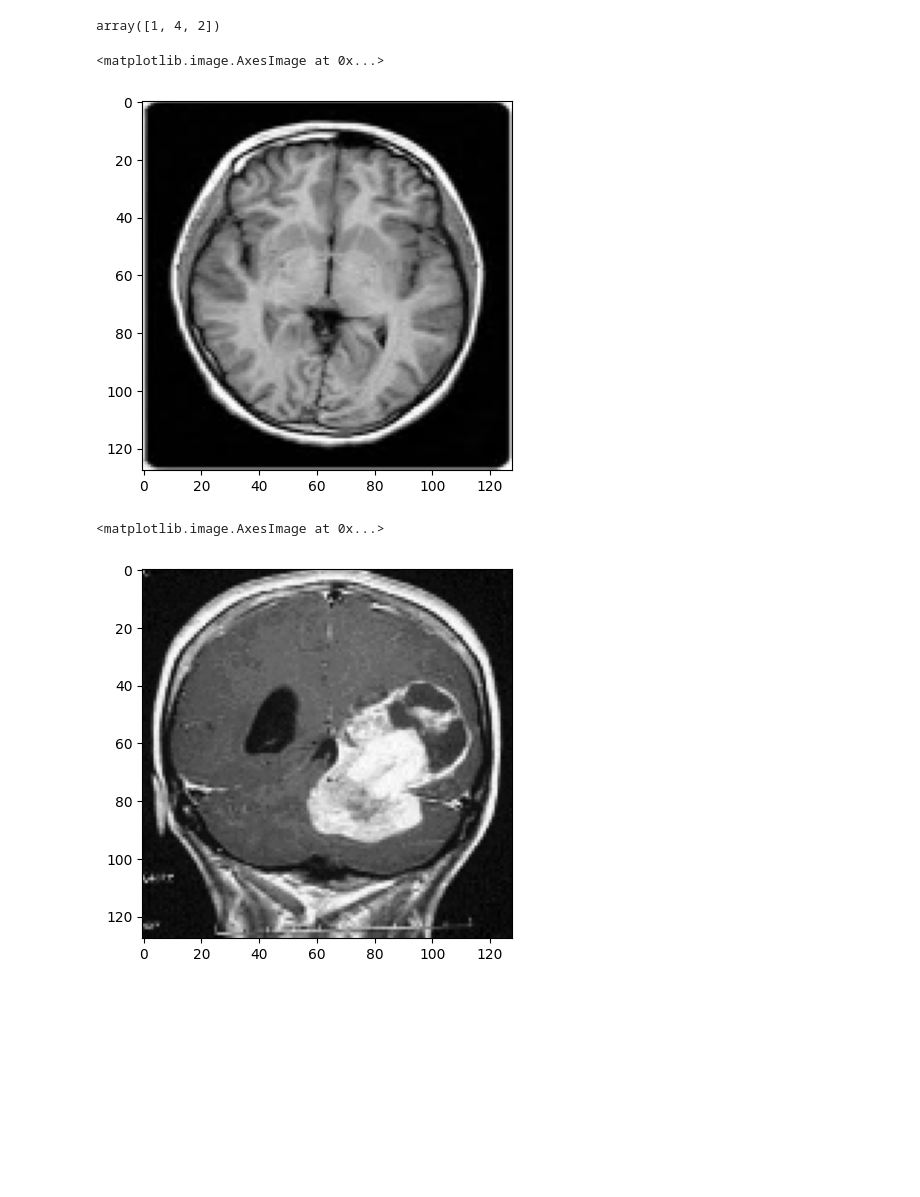
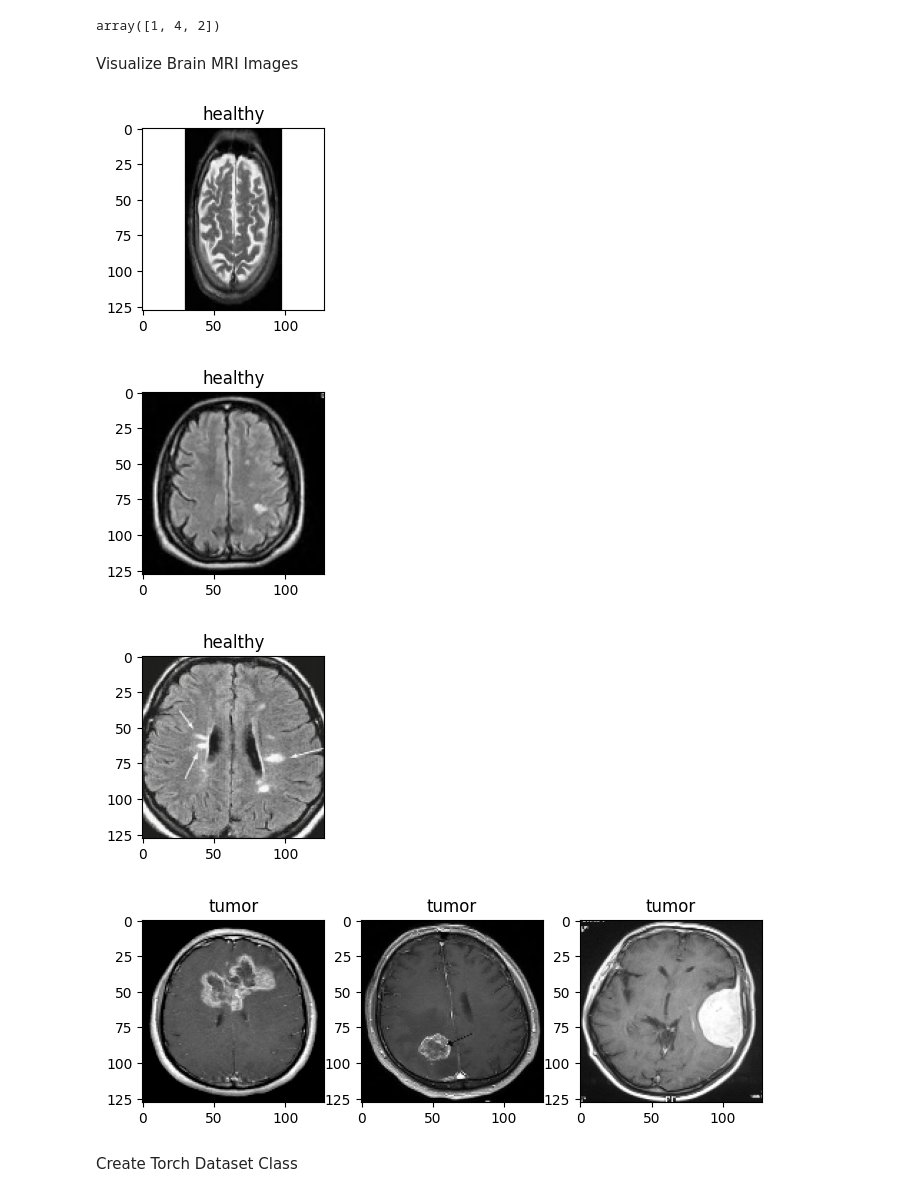
Before and after one commit to KavindaRajapaksha/Brain-Tumor-Detection2024, a Jupyter notebook: BrainTumor.ipynb, the cells around one changed output. Saved outputs shown, nothing was run; the diff lists cells and outputs as text; code cells hidden in the pictures; blank space fills up the shorter version.

```diff
--- a/BrainTumor.ipynb
+++ b/BrainTumor.ipynb
@@ -59,13 +61,29 @@ tumor.shape
 np.random.choice(5,3)
 # %% [output]
 array([1, 4, 2])
-# %%
-plt.imshow(healthy[0])
-# %% [output]
-<matplotlib.image.AxesImage at 0x...>
-[figure, removed]
-# %%
-plt.imshow(tumor[3])
-# %% [output]
-<matplotlib.image.AxesImage at 0x...>
-[figure, removed]
+# %% [markdown]
+Visualize Brain MRI Images
+# %%
+def plot_random(healthy,tumor,num=5):
+  healthy_imgs=healthy[np.random.choice(healthy.shape[0],num,replace=False)]
+  tumor_imgs=tumor[np.random.choice(tumor.shape[0],num,replace=False)]
+  plt.figure(figsize=(8,6))
+  for i in range(num):
+    plt.subplot(1,num,i+1)
+    plt.title('healthy')
+    plt.imshow(healthy_imgs[i])
+
+    plt.figure(figsize=(8,6))
+  for i in range(num):
+    plt.subplot(1,num,i+1)
+    plt.title('tumor')
+    plt.imshow(tumor_imgs[i])
+# %%
+plot_random(healthy,tumor,num=3)
+# %% [output]
+[figure, added]
+[figure, added]
+[figure, added]
+[figure, added]
+# %% [markdown]
+Create Torch Dataset Class
```
Also changed, not shown: parts of 2 cells of this notebook.
